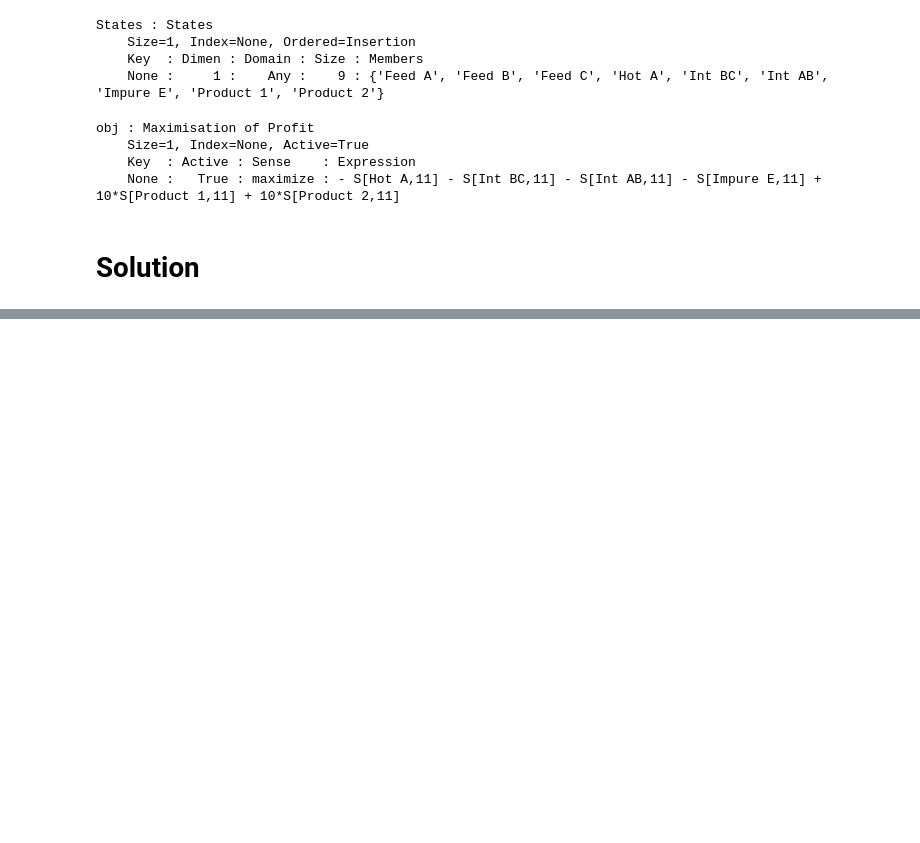
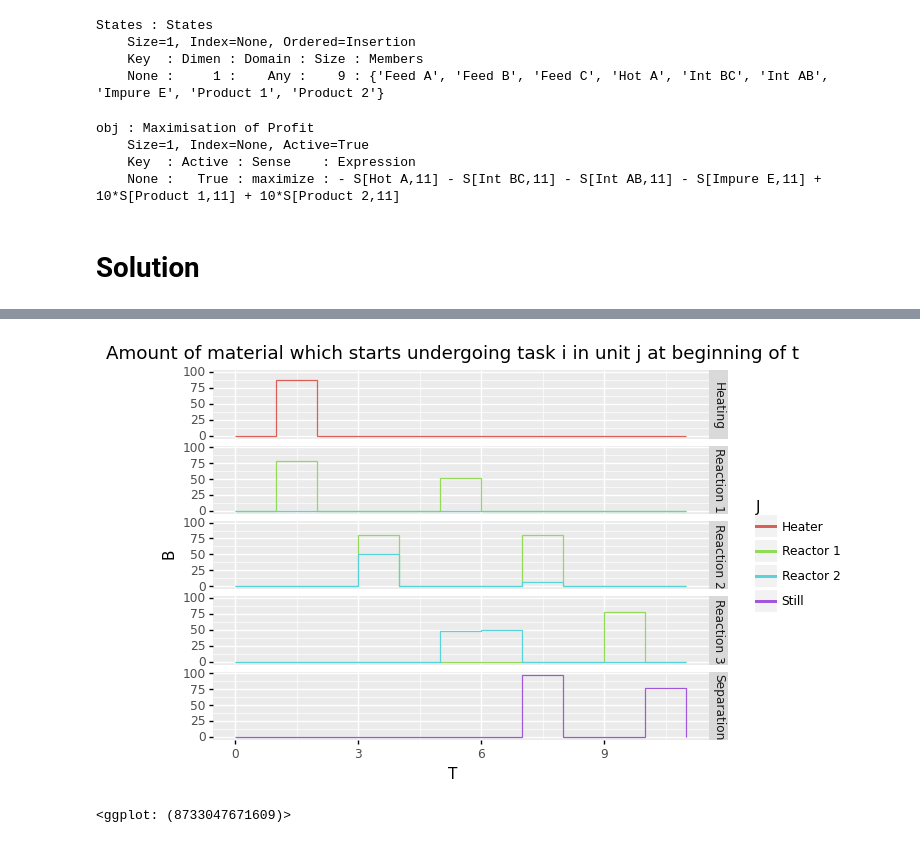
Before and after one commit to MGuo-Lab/LCA, a Jupyter notebook: notebooks/KCS.ipynb, the cells around one changed output, grey strips where cells are left out. Drawn from its saved outputs; the diff is of its cells as text; code cells hidden in the pictures; blank space fills up the shorter version.

```diff
--- a/notebooks/KCS.ipynb
+++ b/notebooks/KCS.ipynb
@@ -560,0 +529,8 @@ mo.get_entity(model.S)
+# %%
+B_df = mo.get_entity(model.B)
+(pn.ggplot(B_df, pn.aes('T', 'B')) + pn.ggtitle(model.B.doc) +
+ pn.geom_step(pn.aes(color='J'), direction='hv') +
+ pn.facet_grid('I~'))
+# %% [output]
+[figure, added]
+<ggplot: (8733047671609)>
```
Also changed, not shown: parts of 13 cells of this notebook, 6 other files.
